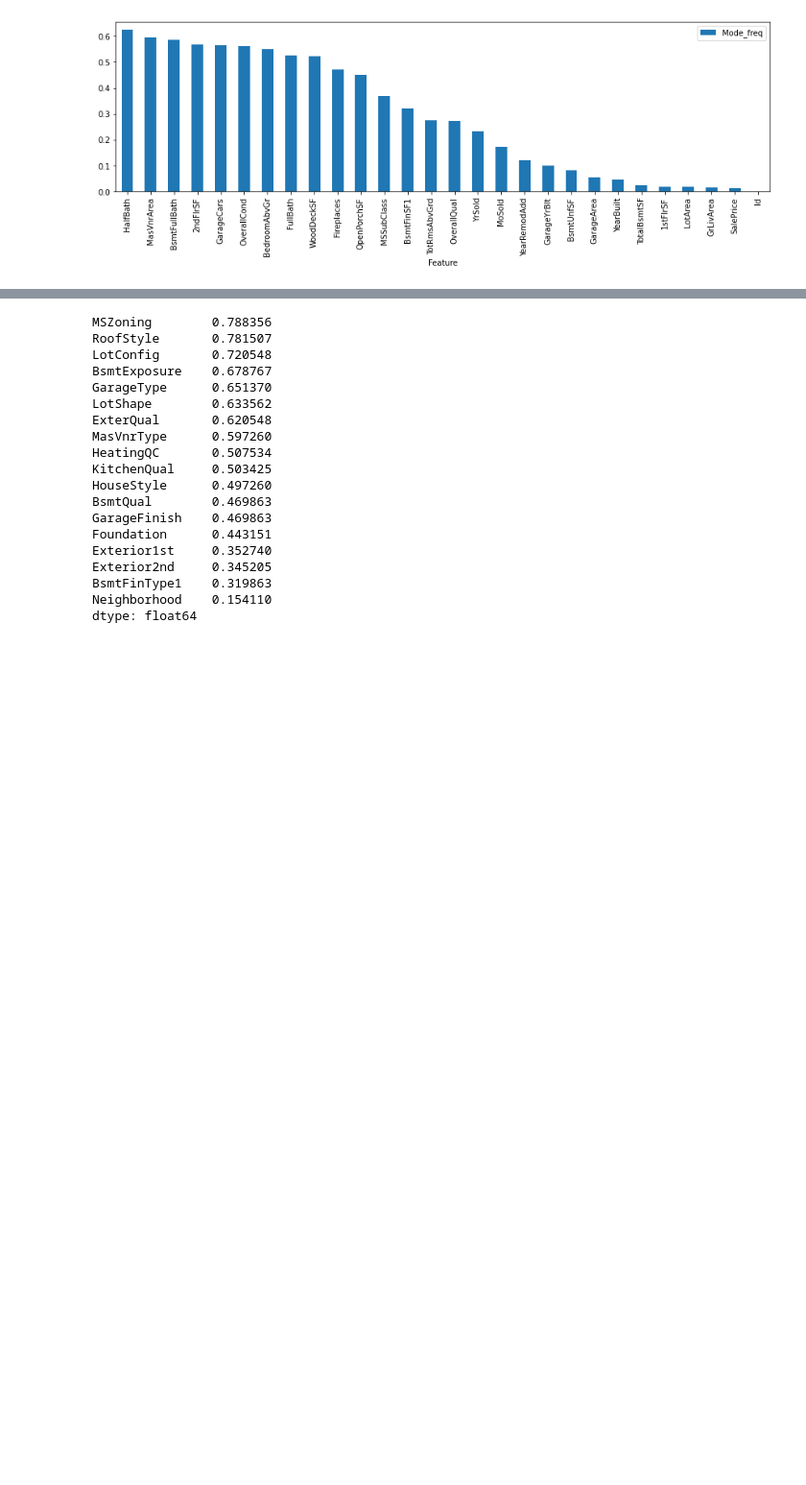
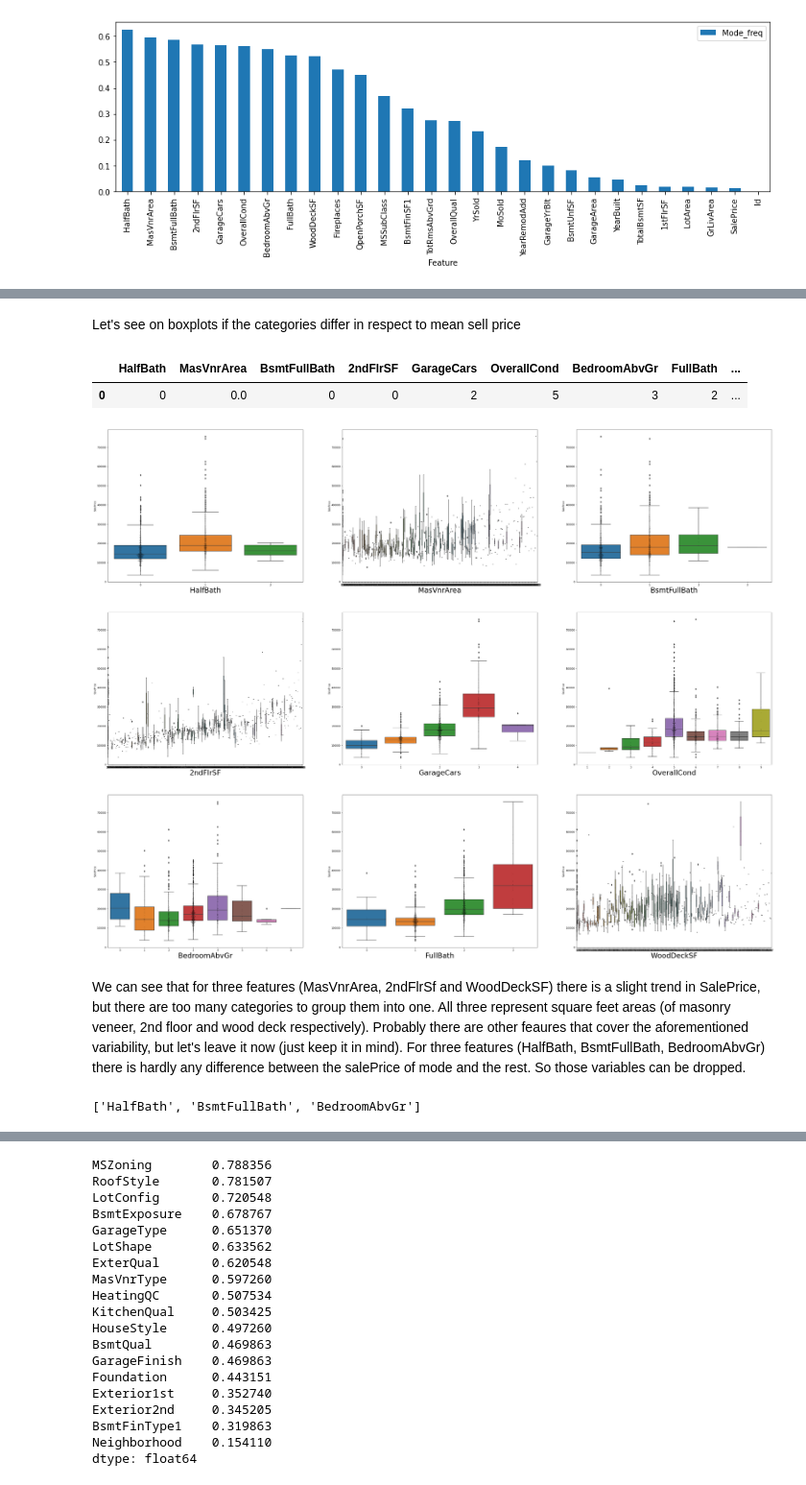
Before and after one commit to patrycja-naumczyk/Kaggle_housePrice, a Jupyter notebook: EDA1.ipynb, the cells around one changed output, grey strips where cells are left out. Shown at 96% size. Cells and saved outputs as stored; diff of their text form; code cells hidden in the pictures; blank space fills up the shorter version.

```diff
--- a/EDA1.ipynb
+++ b/EDA1.ipynb
@@ -398,7 +399,7 @@ df_ordinal_toDrop
 # %% [markdown]
 Let's check if it matched properly:
 # %%
-for col in df_ordinal_toDrop:
+for col in col_ordinal_toDrop:
     print(df[col].value_counts(normalize=True).head(1))
 # %% [output]
 0    0.885616
@@ -431,7 +432,7 @@ for col in df.columns[df.describe(include='all').loc['freq',:] > 0.8 * df.shape[
    df.drop(col, axis=1, inplace=True)
 
 #numerical features with 80% coverage in one category
-for col in df_ordinal_toDrop:
+for col in col_ordinal_toDrop:
     df.drop(col, axis=1, inplace=True)
 #    print(col)
 
@@ -489,13 +490,15 @@ plt.tight_layout();
 As we can see in some features still one value accounts for most of the data variability. Let's compute and visualize this.
 # %%
 #Fetch the frequency of the mode for each numeric feature
-freq_mode = [ df[col].value_counts(normalize=True).iloc[0] for col in df.select_dtypes(include=['number']) ]
+list_freq_mode = [ df[col].value_counts(normalize=True).iloc[0] for col in df.select_dtypes(include=['number']) ]
+
 #convert to dataframe for visualization purposes
-df_freq['Feature']=df.select_dtypes(include=['number']).columns
-df_freq['Mode_freq'] = freq_mode
+list_df_freq = df.select_dtypes(include=['number']).columns
+df_freq=pd.DataFrame(list_df_freq, columns = ['Feature'])
+df_freq['Mode_freq'] = list_freq_mode
+
 #sort and reset index
 df_freq.sort_values(by=['Mode_freq'], ascending=False, inplace=True)
-#df_freq.reset_index(drop=True)
 df_freq=df_freq.set_index('Feature')
 
 df_freq.plot.bar(figsize=(15, 4))
@@ -504,0 +512,3 @@ df_freq.plot.bar(figsize=(15, 4))
+# %%
+col_freq_50cutoff = list(df_freq[df_freq['Mode_freq']>0.5].index)
+col_freq_50cutoff
@@ -504,0 +525,30 @@ df_freq.plot.bar(figsize=(15, 4))
+# %% [markdown]
+Let's see on boxplots if the categories differ in respect to mean sell price
+# %%
+#List the mode for each feature
+display(df[col_freq_50cutoff].mode())
+
+# Create figure object with subplots
+fig, axes = plt.subplots(ncols=3, nrows=3, figsize=(50,40))
+
+# Loop through features and put each subplot on a matplotlib axis object
+for col, ax in zip(col_freq_50cutoff, axes.ravel()):
+    # Plots boxplot of a feature against the saleprice
+    sns.boxplot(x=df[col], y=df['SalePrice'], data = df, ax=ax)
+    #Add a swarm plot to see distribution
+    sns.swarmplot(x=df[col], y=df['SalePrice'], data = df, size=1, ax=ax, color="k")
+    ax.set_xlabel(col, fontsize=30)
+
+plt.show()
+# %% [output]
+|  | HalfBath | MasVnrArea | BsmtFullBath | 2ndFlrSF | GarageCars | OverallCond | BedroomAbvGr | FullBath | ... |
+| 0 | 0 | 0.0 | 0 | 0 | 2 | 5 | 3 | 2 | ... |
+[figure, added]
+# %% [markdown]
+We can see that for three features (MasVnrArea, 2ndFlrSf and WoodDeckSF) there is a slight trend in SalePrice, but there are too many categories to group them into one. All three represent square feet areas (of masonry veneer, 2nd floor and wood deck respectively). Probably there are other feaures that cover the aforementioned variability, but let's leave it now (just keep it in mind). For three features (HalfBath, BsmtFullBath, BedroomAbvGr) there is hardly any difference between the salePrice of mode and the rest. So those variables can be dropped.
+# %%
+#let's make a list of columns to be dropped in future
+col_to_be_dropped = ['HalfBath', 'BsmtFullBath', 'BedroomAbvGr']
+col_to_be_dropped
+# %% [output]
+['HalfBath', 'BsmtFullBath', 'BedroomAbvGr']
```
Also changed, not shown: parts of 16 cells of this notebook.
